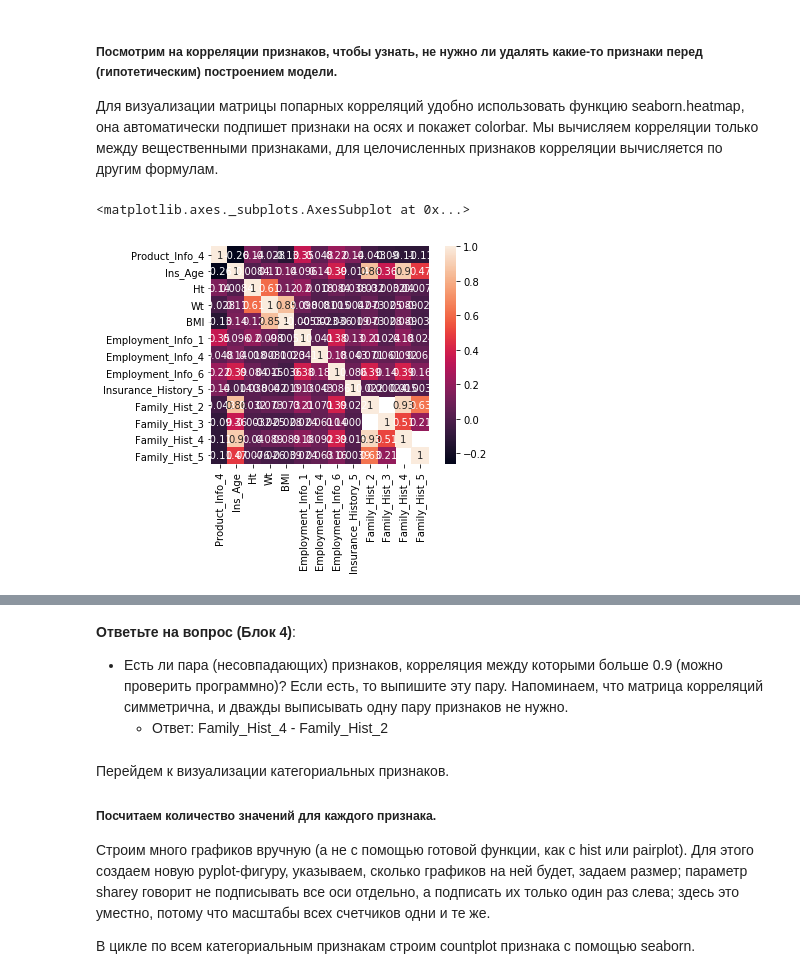
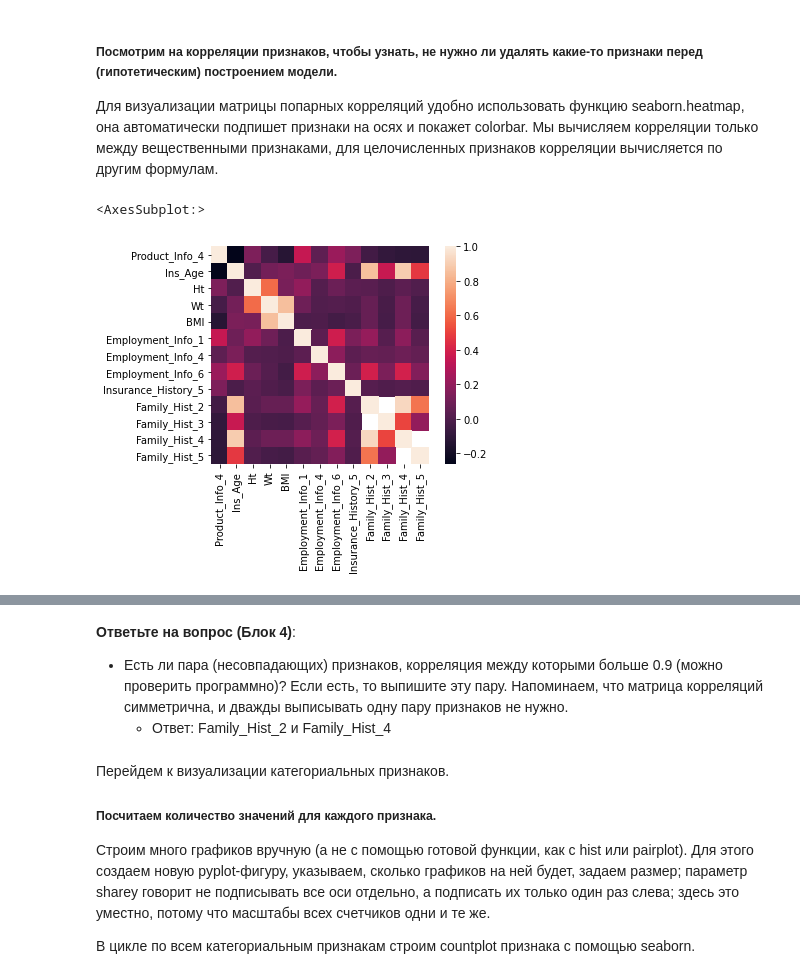
Before and after one commit to Erumaru/yandex-ml, a Jupyter notebook: course_3/check/VisualizationPeerReview.ipynb, the cells around one changed output, grey strips where cells are left out. Cells and saved outputs as stored; diff of their text form; code cells hidden in the pictures.

```diff
--- a/course_3/check/VisualizationPeerReview.ipynb
+++ b/course_3/check/VisualizationPeerReview.ipynb
@@ -43,5 +64,5 @@ Drive already mounted at /content/drive; to attempt to forcibly remount, call dr
 # %%
-data = pandas.read_csv("/content/drive/My Drive/datascience/3train.csv", na_values="NaN")
+data = pandas.read_csv("train.csv", na_values="NaN")
 # %%
 data.head()
 # %% [output]
@@ -201,10 +192,10 @@ sns.pairplot(data[discrete_features+["Response"]],
 
 Для визуализации матрицы попарных корреляций удобно использовать функцию seaborn.heatmap, она автоматически подпишет признаки на осях и покажет colorbar. Мы вычисляем корреляции только между вещественными признаками, для целочисленных признаков корреляции вычисляется по другим формулам.
 # %%
-sns.heatmap(data[real_features].corr(), square=True, annot = True)
+seaborn.heatmap(data[real_features].corr(), square=True)
 # %% [output]
-<matplotlib.axes._subplots.AxesSubplot at 0x...>
+<AxesSubplot:>
-[figure, old version]
+[figure, new version]
 # %%
 data[real_features].corr()
 # %% [output]
@@ -225,7 +216,7 @@ data[real_features].corr()
 # %% [markdown]
 __Ответьте на вопрос (Блок 4)__:
 * Есть ли пара (несовпадающих) признаков, корреляция между которыми больше 0.9 (можно проверить программно)? Если есть, то выпишите эту пару. Напоминаем, что матрица корреляций симметрична, и дважды выписывать одну пару признаков не нужно.
-    * Ответ: Family_Hist_4 - Family_Hist_2
+    * Ответ: Family_Hist_2 и Family_Hist_4
 # %% [markdown]
 Перейдем к визуализации категориальных признаков.
 
```
Also changed, not shown: parts of 36 cells of this notebook, 1 other file.
